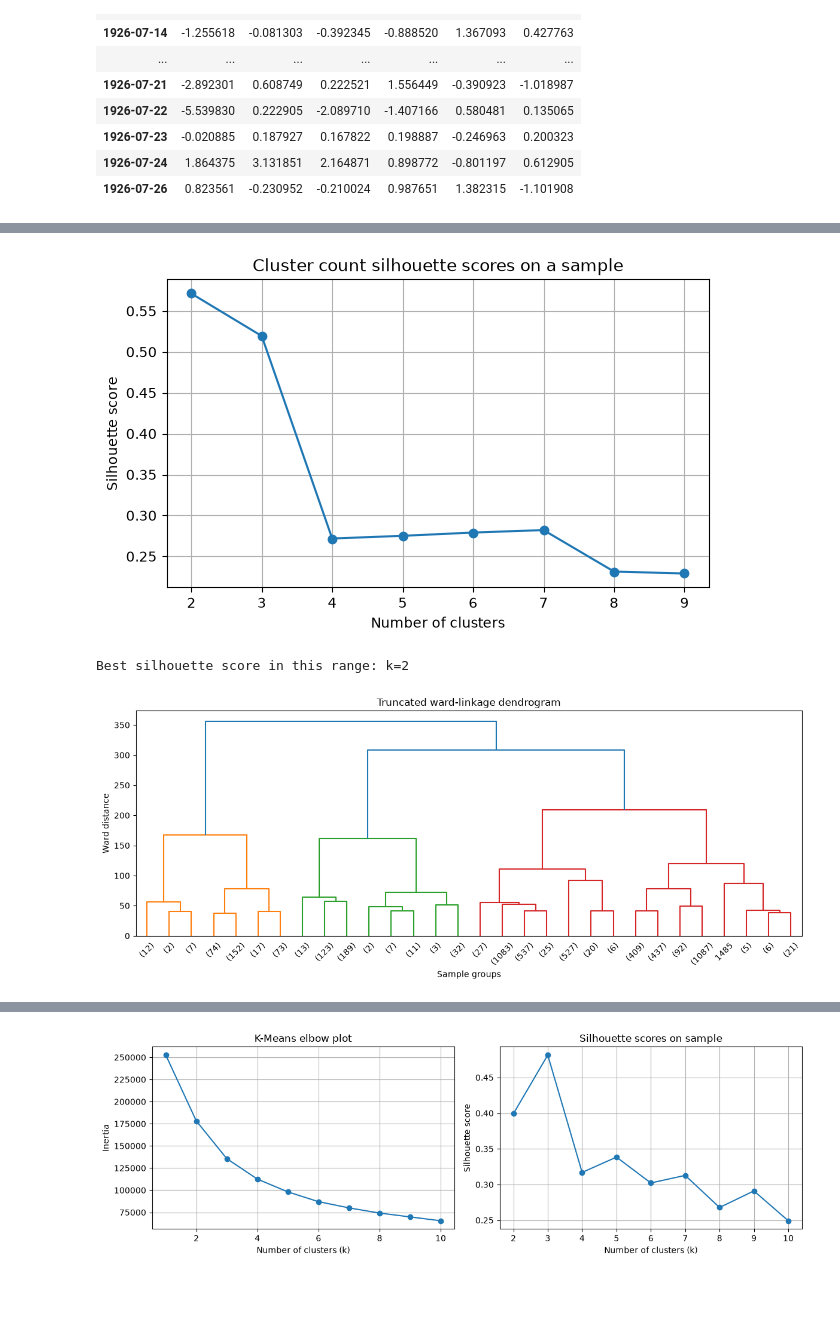
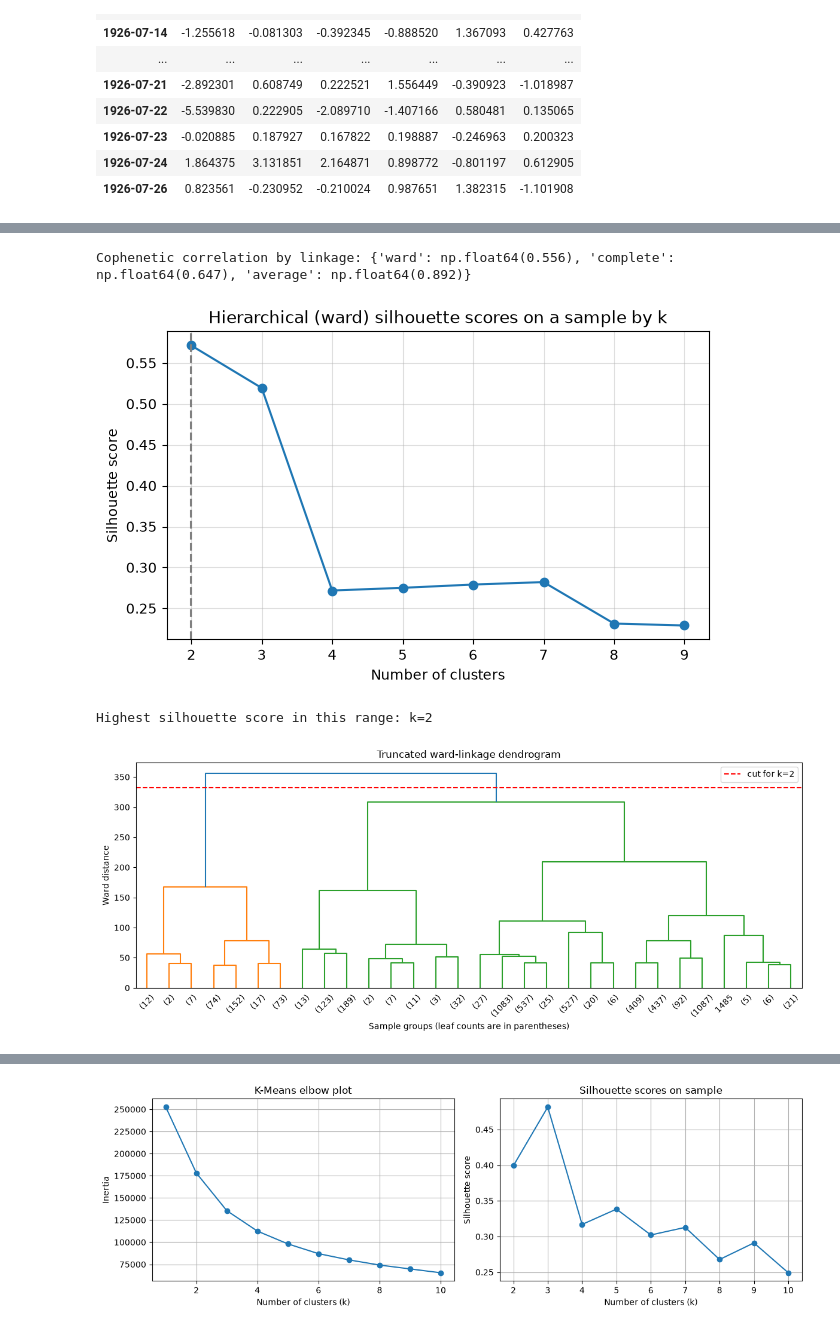
Before and after one commit to MaxWeisz88/COSI104A_HW6, a Jupyter notebook: tasks2.ipynb, the cells around one changed output, grey strips where cells are left out. Saved outputs shown, nothing was run; the diff lists cells and outputs as text; code cells hidden in the pictures; blank space fills up the shorter version.

```diff
--- a/tasks2.ipynb
+++ b/tasks2.ipynb
@@ -95,39 +150,39 @@ plt.tight_layout(rect=[0, 0, 1, 0.98]); plt.show()
 # %%
-# Use the chosen PC scores only, keep dates as the index not a feature
-pc_cols = [f"PC{i}" for i in range(1, n_components + 1)]
-pc_scores = scores_df[pc_cols]
+# Reproducible sample for comparing clusters and drawing the dendrogram
+sample = pc_scores.sample(n=min(5000, len(pc_scores)), random_state=SEED)
+orig_dist = pdist(sample.to_numpy())
 
-# Reproducible sample for comparing clusters and drawing the dendrogram
-sample = pc_scores.sample(n=5000, random_state=SEED)
+coph = {}
+for method in ["ward", "complete", "average"]:
+    coph[method] = cophenet(linkage(sample.to_numpy(), method=method), orig_dist)[0]
+print("Cophenetic correlation by linkage:", {k: round(v, 3) for k, v in coph.items()})
 
-# Compare silhouette scores for different cluster counts
-k_vals = range(2, 10)
-silhouette_scores = []
-inertia = []
-for k in k_vals:
-    labels = AgglomerativeClustering(n_clusters=k, linkage="ward").fit_predict(sample)
-    silhouette_scores.append(silhouette_score(sample, labels))
+k_vals = range(2, 10) # Compare silhouette scores for different cluster counts
+sil_h = [silhouette_score(sample, AgglomerativeClustering(n_clusters=k, linkage="ward").fit_predict(sample)) for k in k_vals]
+best_k_h = k_vals[int(np.argmax(sil_h))]
 
 plt.figure(figsize=(7, 4))
-plt.plot(list(k_vals), silhouette_scores, marker="o")
+plt.plot(list(k_vals), sil_h, marker="o")
+plt.axvline(best_k_h, color="gray", ls="--")
 plt.xlabel("Number of clusters"); plt.ylabel("Silhouette score")
-plt.title("Cluster count silhouette scores on a sample")
-plt.grid(True); plt.show()
+plt.title("Hierarchical (ward) silhouette scores on a sample by k")
+plt.grid(alpha=0.4); plt.show()
 
-best_k = list(k_vals)[np.argmax(silhouette_scores)]
-print(f"Best silhouette score in this range: k={best_k}")
+print(f"Highest silhouette score in this range: k={best_k_h}")
 # %% [output]
+Cophenetic correlation by linkage: {'ward': np.float64(0.556), 'complete': np.float64(0.647), 'average': np.float64(0.892)}
-[figure, old version]
+[figure, new version]
-Best silhouette score in this range: k=2
+Highest silhouette score in this range: k=2
 # %%
 Z = linkage(sample.to_numpy(), method="ward", metric="euclidean")
-
+cut = (Z[-(best_k_h - 1), 2] + Z[-best_k_h, 2]) / 2
 plt.figure(figsize=(12, 5))
-dendrogram(Z, truncate_mode="lastp", p=30)
-plt.xlabel("Sample groups")
+dendrogram(Z, truncate_mode="lastp", p=30, color_threshold=cut)
+plt.axhline(cut, color="red", ls="--", label=f"cut for k={best_k_h}")
+plt.xlabel("Sample groups (leaf counts are in parentheses)")
 plt.ylabel("Ward distance")
-plt.title("Truncated ward-linkage dendrogram")
+plt.title("Truncated ward-linkage dendrogram"); plt.legend()
 plt.tight_layout(); plt.show()
 # %% [output]
-[figure, old version]
+[figure, new version]
 # %%
```
Also changed, not shown: parts of 21 cells of this notebook, 3 other files.
